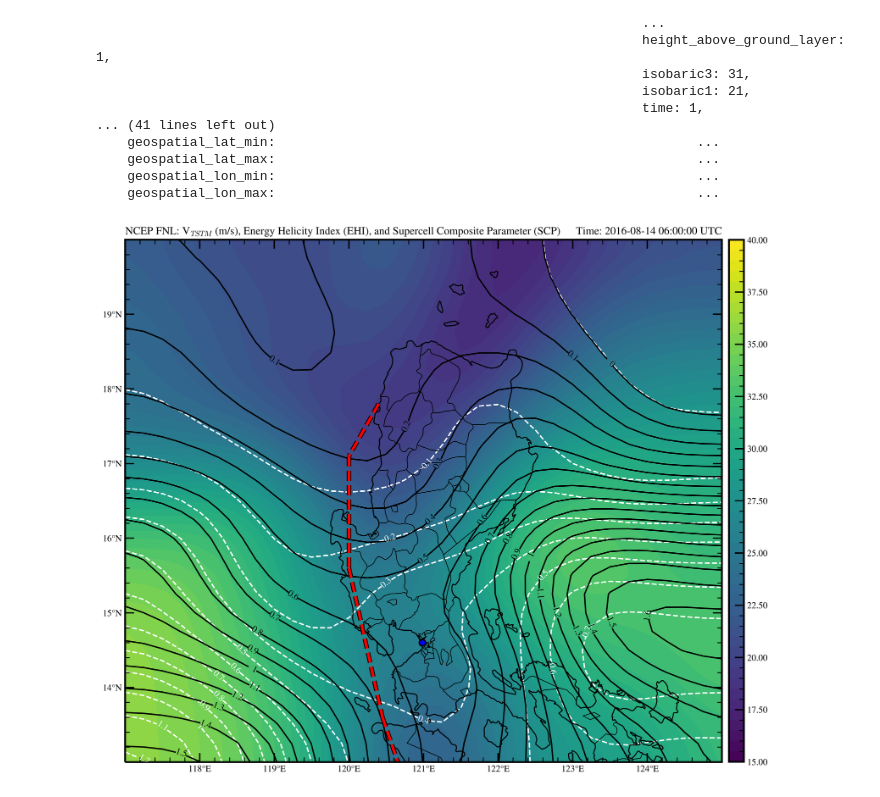
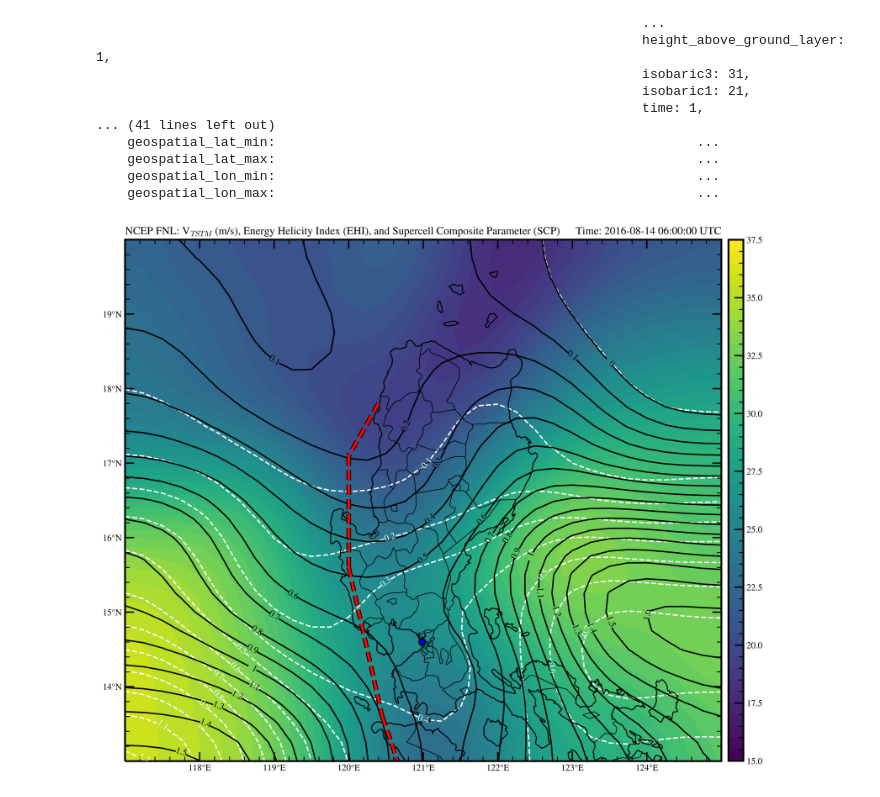
Before and after one commit to AstroCGHA/NCEP-GFS, a Jupyter notebook: Updraft, EHI, SCP.ipynb, the cells around one changed output. Drawn from its saved outputs; the diff is of its cells as text; code cells hidden in the pictures.

Commit message:
Python 3.9
[Mesoscale] Data Visualization of Updraft Velocity of Potential TSTM with contour lines of Energy Helicity Index (EHI) and Supercell Composite Parameter (SCP).

```diff
--- a/Updraft, EHI, SCP.ipynb
+++ b/Updraft, EHI, SCP.ipynb
@@ -152,13 +151,13 @@ ehf = ax.contour(lons, lats, ehi, ehi_range, colors='k', transform=datacrs)
 ax.clabel(ehf, fmt='%3g')
 
 # Add Updraft Velocity colorfill
-wmax_range = np.arange(15, 40.5, 0.5)
+wmax_range = np.arange(15, 38, 0.5)
 upwm = ax.contourf(lons, lats, wmax, wmax_range, cmap='viridis', transform=datacrs)
 cbar = plt.colorbar(upwm, orientation='vertical', pad=0.01, aspect=35, shrink=0.664,
                     ticks=[15.00, 17.50, 20.00, 22.50, 25.00, 27.50, 30.00, 32.50,
-                           35.00, 37.50, 40.00])
-cbar.ax.set_yticklabels(['15.00', '17.50', '20.00', '22.50', '25.00', '27.50', '30.00', '32.50',
-                         '35.00', '37.50', '40.00'])
+                           35.00, 37.50])
+cbar.ax.set_yticklabels(['15.0', '17.5', '20.0', '22.5', '25.0', '27.5', '30.0', '32.5',
+                         '35.0', '37.5'])
 cbar.ax.minorticks_on()
 cbar.ax.tick_params(which='major', length=10, width=1.5, top=True, right=True, direction='in')
 cbar.ax.tick_params(which='minor', length=5, width=1, top=True, right=True, direction='in')
@@ -205,31 +204,31 @@ ax.set_title('NCEP FNL: V$_{TSTM}$ (m/s), Energy Helicity Index (EHI), and Super
 ax.set_title('Time: {} UTC'.format(vtime), loc='right')
 
 # Add marker of Manila, NCR via its lats and lons
 manila_lon, manila_lat = 120.9842, 14.5995
 ax.plot(manila_lon, manila_lat, color='blue', markersize=7,
         markeredgewidth=1.5, markeredgecolor='k', marker='o', transform=datacrs)
 
 # Set X and Y-ticks for Latitude and Longitude Coordinates
 ax.set_yticks(lats, 5, crs=ccrs.PlateCarree())
 ax.set_xticks(lons, 5, crs=ccrs.PlateCarree())
 lat_formatter = cticker.LatitudeFormatter()
 long_formatter = cticker.LongitudeFormatter()
 ax.yaxis.set_major_formatter(lat_formatter)
 ax.xaxis.set_major_formatter(long_formatter)
 ax.set_xticks(ax.get_xticks()[1:8]) #Hide end points of longitude tickmarks
 ax.set_yticks(ax.get_yticks()[1:7]) #Hide end points of latitude tickmarks
 ax.minorticks_on()
 ax.tick_params(which='major', length=10, width=1.5, top=True, right=True, direction='in')
 ax.tick_params(which='minor', length=5, width=1, top=True, right=True, direction='in')
 
 # Adjust image and show
 plt.subplots_adjust(bottom=0, top=1)
 plt.rcParams['axes.linewidth'] = 2
 plt.rcParams['figure.dpi'] = 500
 plt.rcParams['figure.facecolor'] = 'white'
 plt.rcParams['mathtext.fontset'] = 'cm'
 plt.rcParams['font.family'] = 'STIXGeneral'
 plt.savefig('Updraft, EHI, SCP.jpg', bbox_inches="tight")
 plt.show()
 # %% [output]
-[figure, old version]
+[figure, new version]
```
Also changed, not shown: parts of 1 cell of this notebook.
